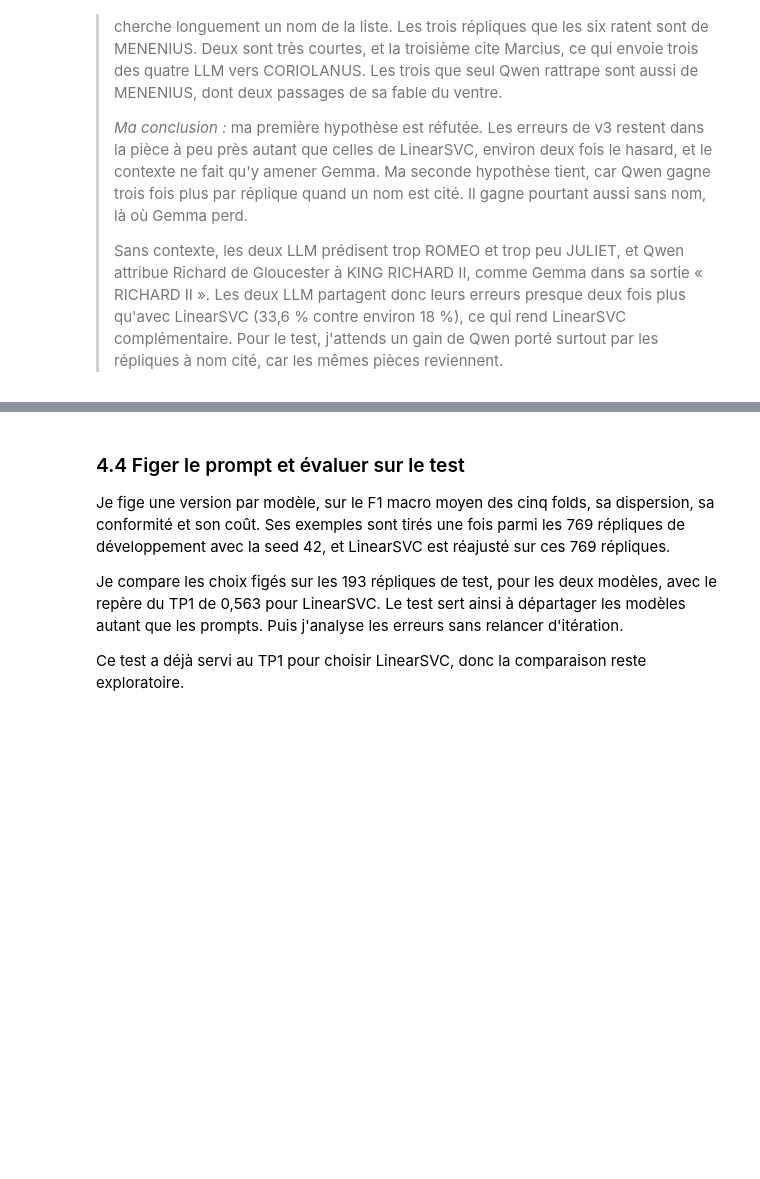
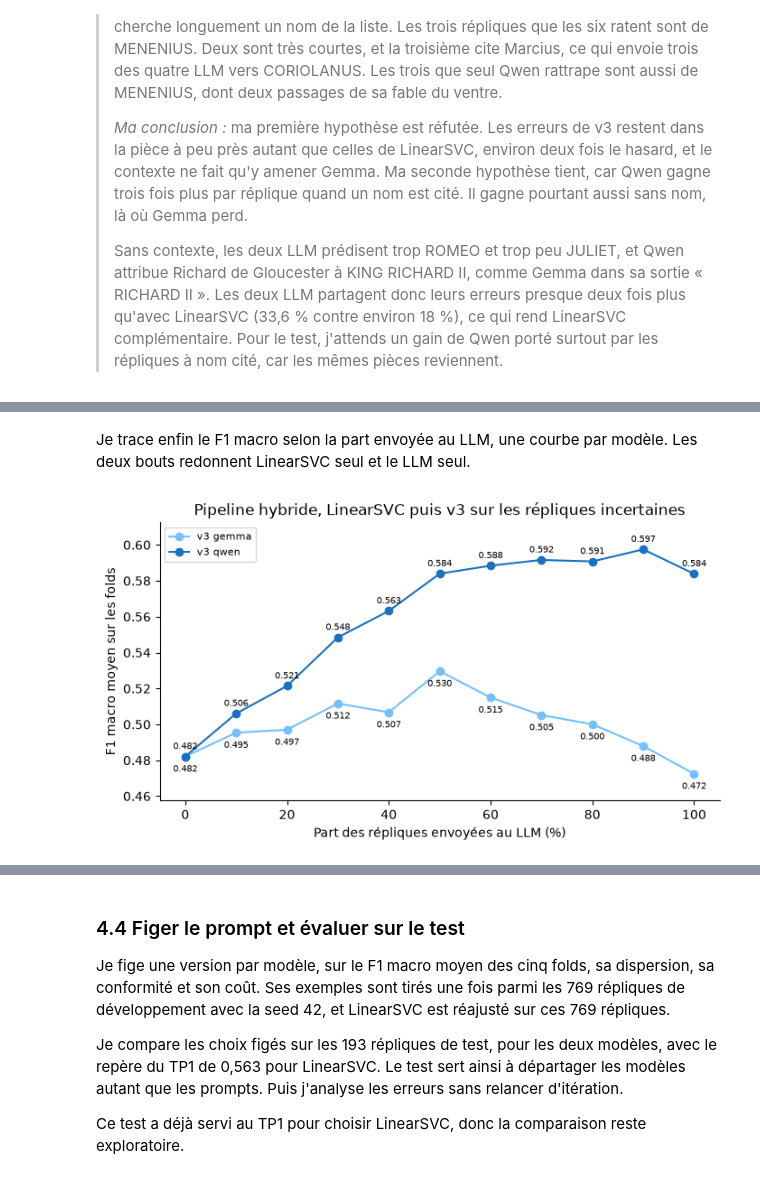
Before and after one commit to mcrayssac/ING3_IAA_GB_NLP, a Jupyter notebook: TP3_NLP_prompting.ipynb, the cells around one changed output, grey strips where cells are left out. Drawn from its saved outputs; the diff is of its cells as text; code cells hidden in the pictures; blank space fills up the shorter version.

```diff
--- a/TP3_NLP_prompting.ipynb
+++ b/TP3_NLP_prompting.ipynb
@@ -2326,3 +2491,22 @@ Le rapport de latence face à LinearSVC dépend de la configuration, donc je le
+# %% [markdown]
+Je trace enfin le F1 macro selon la part envoyée au LLM, une courbe par modèle. Les deux bouts redonnent LinearSVC seul et le LLM seul.
+# %%
+# F1 macro du pipeline hybride selon la part des répliques envoyées au LLM.
+fig, ax = plt.subplots(figsize=(8, 4))
+for nom, couleur, decalage in zip(HYBRIDES, ('#74c0fc', '#1971c2'), (-12, 6)):
+    courbe = simulation[simulation['LLM'] == nom]
+    ax.plot(courbe['Part au LLM (%)'], courbe['F1 macro'], marker='o', color=couleur, label=nom)
+    for part, f1 in zip(courbe['Part au LLM (%)'], courbe['F1 macro']):  # Gemma sous ses points
+        ax.annotate(f'{f1:.3f}', (part, f1), textcoords='offset points', xytext=(0, decalage),
+                    ha='center', fontsize=7)
+ax.set(xlabel='Part des répliques envoyées au LLM (%)', ylabel='F1 macro moyen sur les folds',
+       title='Pipeline hybride, LinearSVC puis v3 sur les répliques incertaines')
+ax.margins(y=0.12)  # Place pour les valeurs sous les points de Gemma
+ax.legend(fontsize=8)
+ax.spines[['top', 'right']].set_visible(False)
+plt.show()
+# %% [output]
+[figure, added]
 # %% [markdown]
 > *Mes observations :*
 >
```
Also changed, not shown: parts of 12 cells of this notebook.
